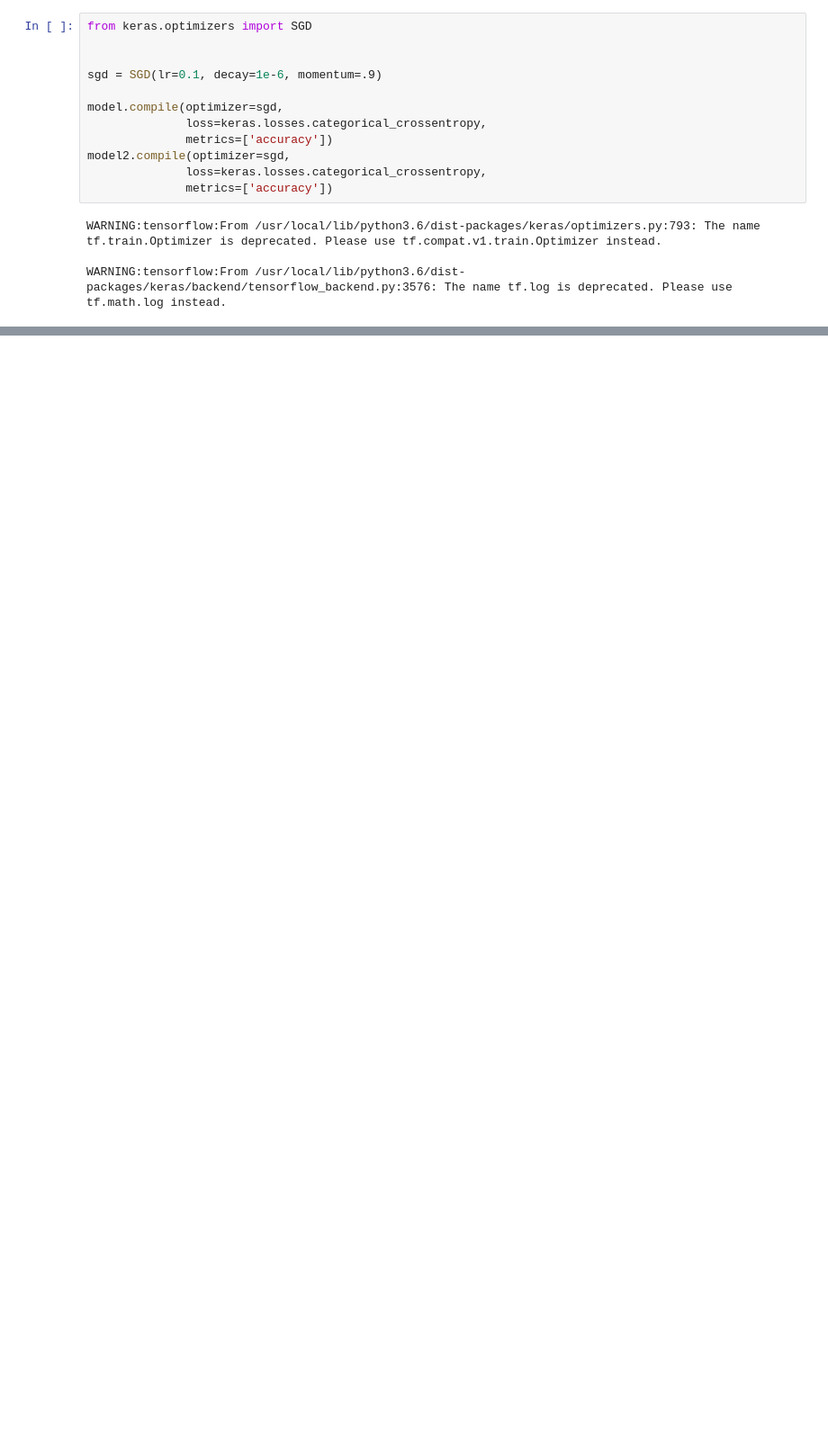
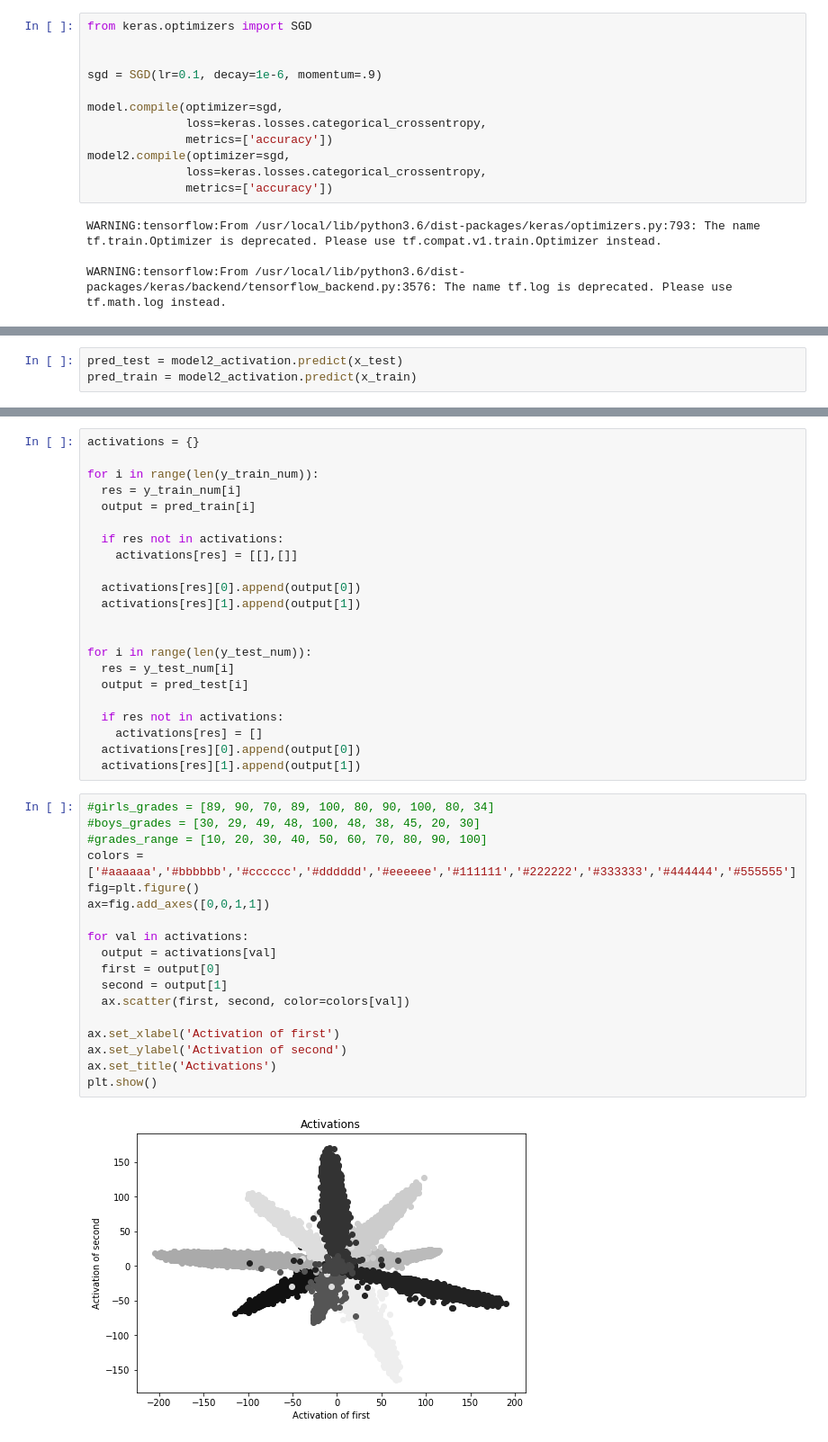
Before and after one commit to wnam98/AIFinalProject, a Jupyter notebook: q1/question1_part2.ipynb, the cells around one changed output, grey strips where cells are left out. Shown at 90% size. Drawn from its saved outputs; the diff is of its cells as text; blank space fills up the shorter version.

```diff
--- a/q1/question1_part2.ipynb
+++ b/q1/question1_part2.ipynb
@@ -269,0 +327,3 @@ KeyError: 0
+# %%
+pred_test = model2_activation.predict(x_test)
+pred_train = model2_activation.predict(x_train)
@@ -269,0 +341,42 @@ KeyError: 0
+# %%
+activations = {}
+
+for i in range(len(y_train_num)):
+  res = y_train_num[i]
+  output = pred_train[i]
+
+  if res not in activations:
+    activations[res] = [[],[]]
+
+  activations[res][0].append(output[0])
+  activations[res][1].append(output[1])
+
+
+for i in range(len(y_test_num)):
+  res = y_test_num[i]
+  output = pred_test[i]
+
+  if res not in activations:
+    activations[res] = []
+  activations[res][0].append(output[0])
+  activations[res][1].append(output[1])
+# %%
+#girls_grades = [89, 90, 70, 89, 100, 80, 90, 100, 80, 34]
+#boys_grades = [30, 29, 49, 48, 100, 48, 38, 45, 20, 30]
+#grades_range = [10, 20, 30, 40, 50, 60, 70, 80, 90, 100]
+colors = ['#aaaaaa','#bbbbbb','#cccccc','#dddddd','#eeeeee','#111111','#222222','#333333','#444444','#555555']
+fig=plt.figure()
+ax=fig.add_axes([0,0,1,1])
+
+for val in activations:
+  output = activations[val]
+  first = output[0]
+  second = output[1]
+  ax.scatter(first, second, color=colors[val])
+
+ax.set_xlabel('Activation of first')
+ax.set_ylabel('Activation of second')
+ax.set_title('Activations')
+plt.show()
+# %% [output]
+[figure, added]
```
Also changed, not shown: parts of 16 cells of this notebook.
